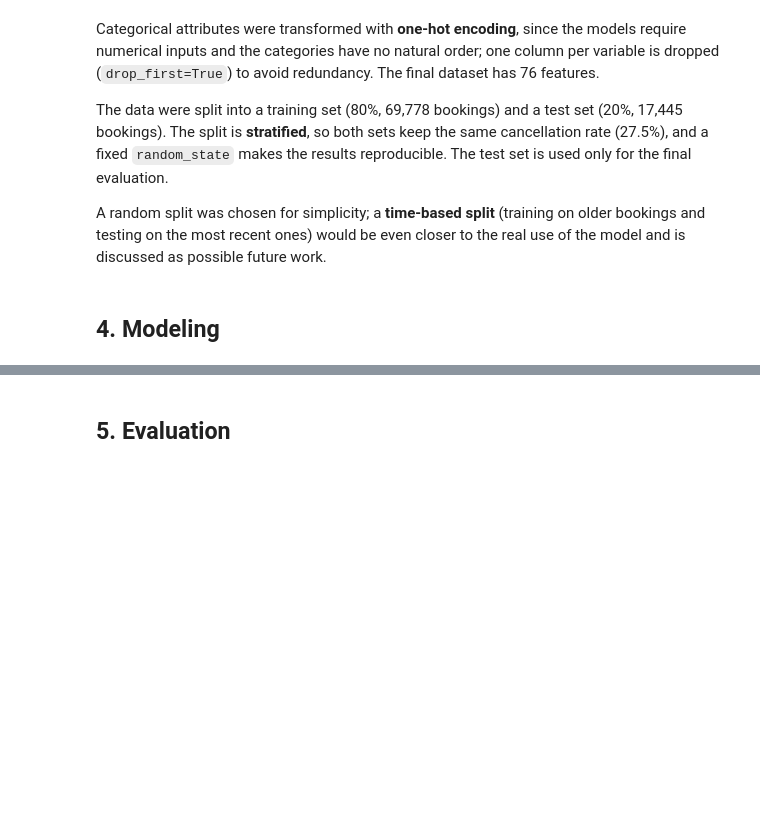
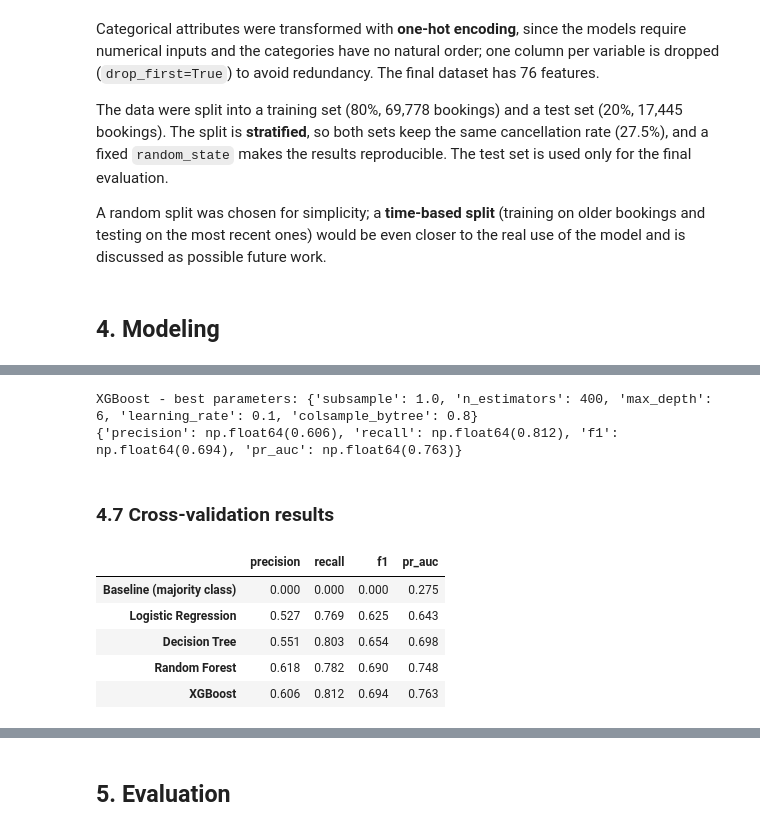
Before and after one commit to marthinaf03/ml-hotel-booking-cancellation, a Jupyter notebook: hotel_booking_cancellation.ipynb, the cells around one changed output, grey strips where cells are left out. Drawn from its saved outputs; the diff is of its cells as text; code cells hidden in the pictures; blank space fills up the shorter version.

Commit message:
Add modeling and hyperparameter tuning

```diff
--- a/hotel_booking_cancellation.ipynb
+++ b/hotel_booking_cancellation.ipynb
@@ -421,0 +435,20 @@ A random split was chosen for simplicity; a **time-based split** (training on ol
+# %%
+from sklearn.model_selection import StratifiedKFold, GridSearchCV, RandomizedSearchCV, cross_validate
+from sklearn.pipeline import Pipeline
+from sklearn.preprocessing import StandardScaler
+from sklearn.dummy import DummyClassifier
+from sklearn.linear_model import LogisticRegression
+from sklearn.tree import DecisionTreeClassifier
+from sklearn.ensemble import RandomForestClassifier
+from xgboost import XGBClassifier
+
+cv = StratifiedKFold(n_splits=5, shuffle=True, random_state=42)
+scoring = {'precision': 'precision', 'recall': 'recall', 'f1': 'f1', 'pr_auc': 'average_precision'}
+results = {}
+
+def summarize(name, search):
+    i = search.best_index_
+    r = search.cv_results_
+    results[name] = {m: round(r[f'mean_test_{m}'][i], 3) for m in scoring}
+    print(name, '- best parameters:', search.best_params_)
+    print(results[name])
@@ -421,0 +457,4 @@ A random split was chosen for simplicity; a **time-based split** (training on ol
+# %%
+dummy = cross_validate(DummyClassifier(strategy='most_frequent'), X_train, y_train, cv=cv, scoring=scoring)
+results['Baseline (majority class)'] = {m: round(dummy[f'test_{m}'].mean(), 3) for m in scoring}
+print(results['Baseline (majority class)'])
@@ -421,0 +508,25 @@ A random split was chosen for simplicity; a **time-based split** (training on ol
+# %%
+ratio = (y_train == 0).sum() / (y_train == 1).sum()
+
+xgb_search = RandomizedSearchCV(
+    XGBClassifier(scale_pos_weight=ratio, eval_metric='logloss', random_state=42, n_jobs=-1),
+    {'n_estimators': [200, 400], 'max_depth': [4, 6, 8], 'learning_rate': [0.05, 0.1],
+     'subsample': [0.8, 1.0], 'colsample_bytree': [0.8, 1.0]},
+    n_iter=8, cv=3, scoring=scoring, refit='pr_auc', random_state=42)
+xgb_search.fit(X_train, y_train)
+summarize('XGBoost', xgb_search)
+# %% [output]
+XGBoost - best parameters: {'subsample': 1.0, 'n_estimators': 400, 'max_depth': 6, 'learning_rate': 0.1, 'colsample_bytree': 0.8}
+{'precision': np.float64(0.606), 'recall': np.float64(0.812), 'f1': np.float64(0.694), 'pr_auc': np.float64(0.763)}
+# %% [markdown]
+### 4.7 Cross-validation results
+# %%
+cv_results = pd.DataFrame(results).T
+cv_results
+# %% [output]
+|  | precision | recall | f1 | pr_auc |
+| Baseline (majority class) | 0.000 | 0.000 | 0.000 | 0.275 |
+| Logistic Regression | 0.527 | 0.769 | 0.625 | 0.643 |
+| Decision Tree | 0.551 | 0.803 | 0.654 | 0.698 |
+| Random Forest | 0.618 | 0.782 | 0.690 | 0.748 |
+| XGBoost | 0.606 | 0.812 | 0.694 | 0.763 |
```
Also changed, not shown: parts of 12 cells of this notebook.
